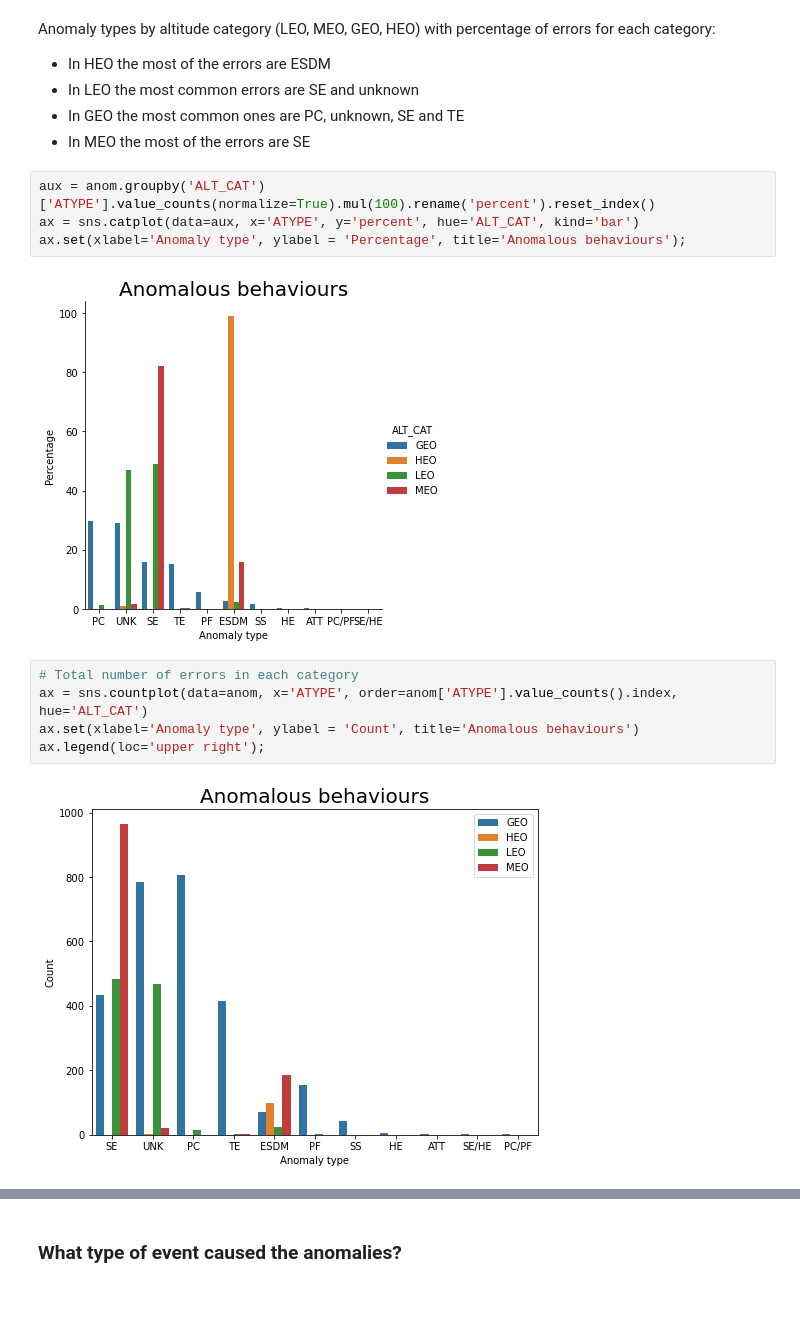
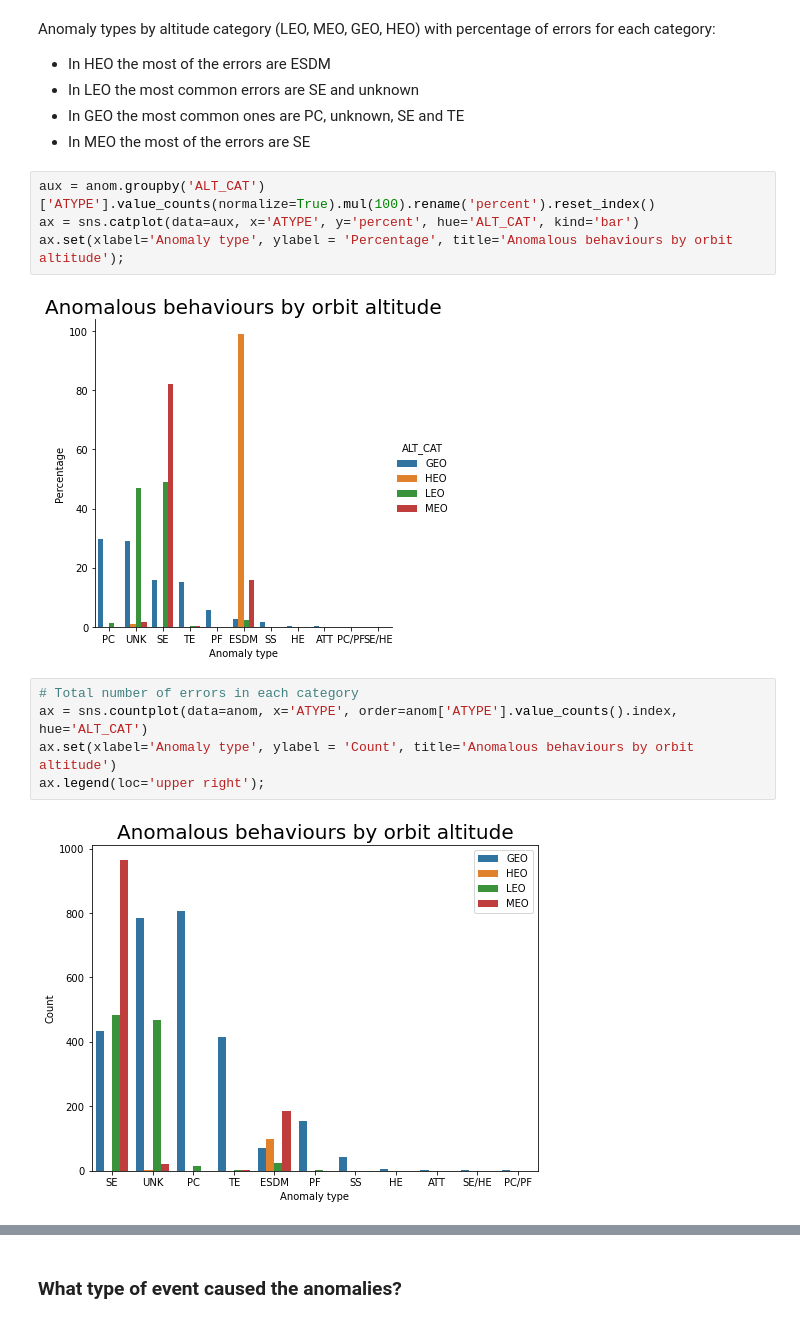
Before and after one commit to ironhack-bcn-data-pt/PR05-project-statistical-analysis, a Jupyter notebook: statistical-analysis.ipynb, the cells around one changed output, grey strips where cells are left out. Cells and saved outputs as stored; diff of their text form.

```diff
--- a/statistical-analysis.ipynb
+++ b/statistical-analysis.ipynb
@@ -572,13 +576,13 @@ Anomaly types by altitude category (LEO, MEO, GEO, HEO) with percentage of error
 # %%
 aux = anom.groupby('ALT_CAT')['ATYPE'].value_counts(normalize=True).mul(100).rename('percent').reset_index()
 ax = sns.catplot(data=aux, x='ATYPE', y='percent', hue='ALT_CAT', kind='bar')
-ax.set(xlabel='Anomaly type', ylabel = 'Percentage', title='Anomalous behaviours');
+ax.set(xlabel='Anomaly type', ylabel = 'Percentage', title='Anomalous behaviours by orbit altitude');
 # %% [output]
-[figure, old version]
+[figure, new version]
 # %%
 # Total number of errors in each category
 ax = sns.countplot(data=anom, x='ATYPE', order=anom['ATYPE'].value_counts().index, hue='ALT_CAT')
-ax.set(xlabel='Anomaly type', ylabel = 'Count', title='Anomalous behaviours')
+ax.set(xlabel='Anomaly type', ylabel = 'Count', title='Anomalous behaviours by orbit altitude')
 ax.legend(loc='upper right');
 # %% [output]
-[figure, old version]
+[figure, new version]
```
Also changed, not shown: parts of 19 cells of this notebook.
